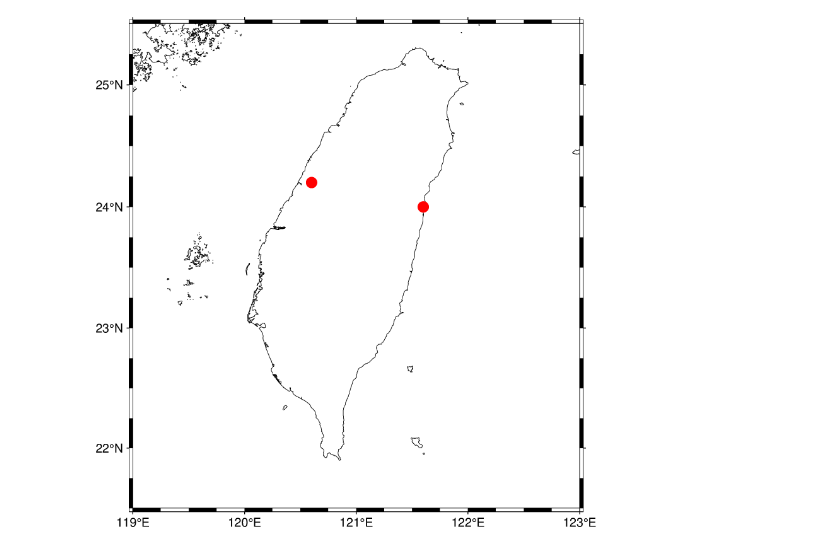
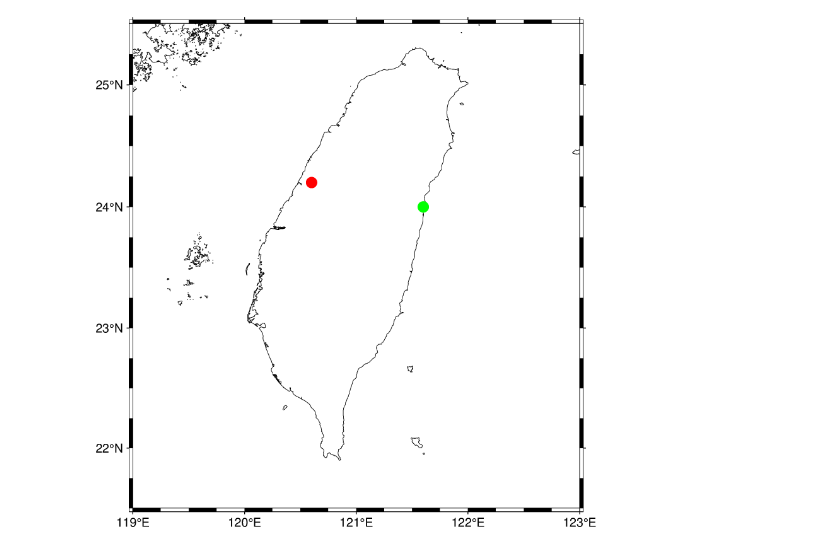
Before and after one commit to utels2425-beep/geophysics-class-2025, a Jupyter notebook: notebooks/plot_coast.ipynb, the cells around one changed output. Saved outputs shown, nothing was run; the diff lists cells and outputs as text; code cells hidden in the pictures.

```diff
--- a/notebooks/plot_coast.ipynb
+++ b/notebooks/plot_coast.ipynb
@@ -1,9 +1,9 @@
 # %%
 import pygmt
 fig = pygmt.Figure()
 fig.coast(region=[119, 123, 21.5, 25.5], projection="M12c", shorelines=True, frame=True)
-fig.plot(x=[121.6], y=[24.0], style="c0.3c", color="red")
+fig.plot(x=[121.6], y=[24.0], style="c0.3c", color="green")
 fig.plot(x=[120.6], y=[24.2], style="c0.3c", color="red")
 fig.show()
 # %% [output]
-[figure, old version]
+[figure, new version]
```
